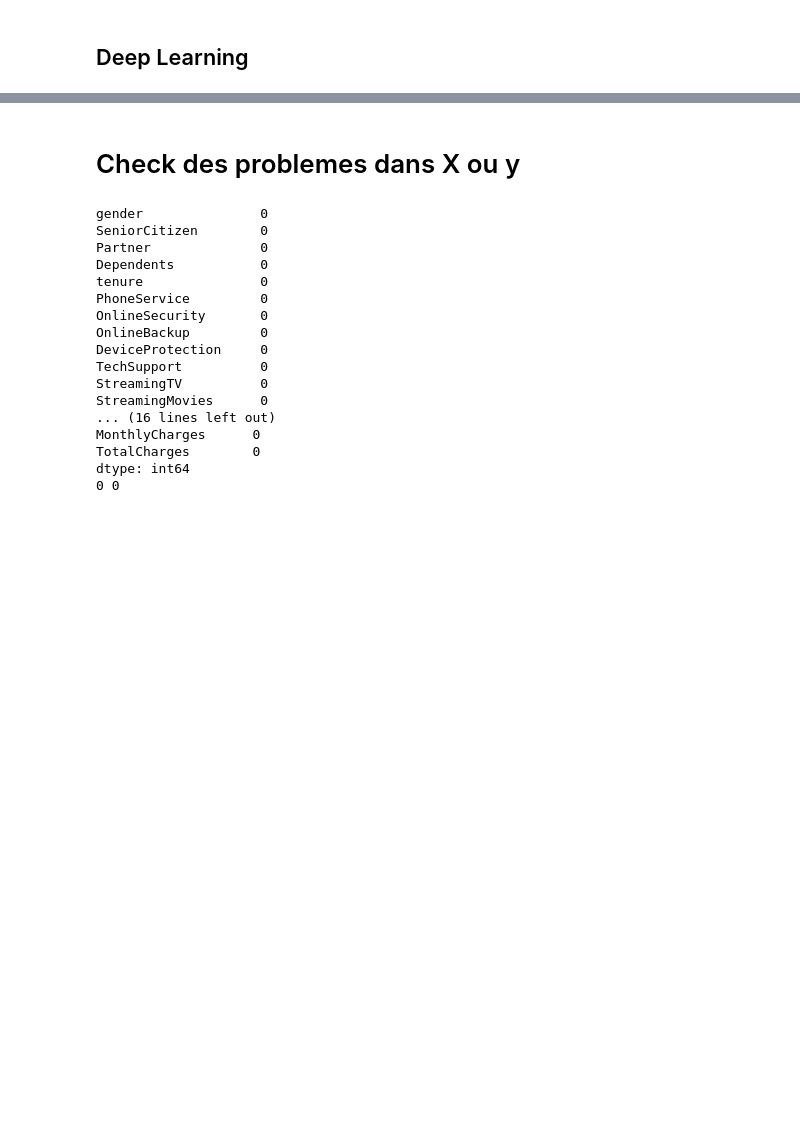
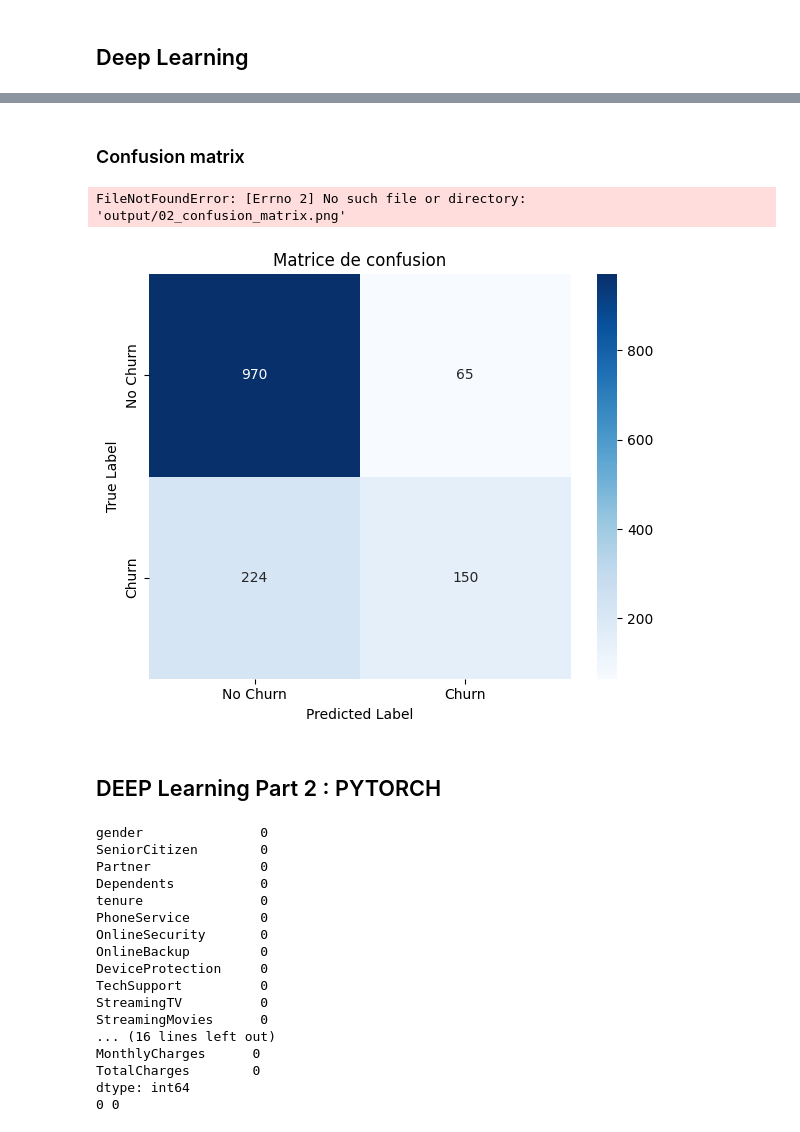
Before and after one commit to A-Delvoye/TelcoNova_DeepL, a Jupyter notebook: notebooks/Vic/jupantoine_notebook.ipynb, the cells around one changed output, grey strips where cells are left out. Cells and saved outputs as stored; diff of their text form; code cells hidden in the pictures; blank space fills up the shorter version.

```diff
--- a/notebooks/Vic/jupantoine_notebook.ipynb
+++ b/notebooks/Vic/jupantoine_notebook.ipynb
@@ -168,8 +170,8 @@ Index(['customerID', 'gender', 'SeniorCitizen', 'Partner', 'Dependents',
 # %% [markdown]
 ### Encodage des colonnes multiples à faible cardinalité
 # %%
-# df = pd.get_dummies(df, columns=['MultipleLines', 'InternetService', 'Contract', 'PaymentMethod' ], drop_first=True)
-df = df.drop(['MultipleLines', 'InternetService', 'Contract', 'PaymentMethod'], axis=1)
+df = pd.get_dummies(df, columns=['MultipleLines', 'InternetService', 'Contract', 'PaymentMethod' ], drop_first=False, dtype=int)
+# df = df.drop(['MultipleLines', 'InternetService', 'Contract', 'PaymentMethod'], axis=1)
 # %%
 # print(df['MultipleLines_No phone service'].value_counts())
 # %%
@@ -266,4 +276,4 @@ from sklearn.model_selection import train_test_split
 # X = df.drop(columns=['Churn'])
 # y = df['Churn']                                # cible
 
-X_train, X_test, y_train, y_test = train_test_split(X, y, test_size=0.2, random_state=42)
+X_train, X_test, y_train, y_test = train_test_split(X, y, test_size=0.2, random_state=42, stratify = y)
@@ -297,3 +337,3 @@ To enable the following instructions: AVX2 FMA, in other operations, rebuild Ten
 # %%
-history = model.fit(X_train, y_train, validation_split=0.2, epochs=30, batch_size=32)
+history = model.fit(X_train, y_train, validation_split=0.2, epochs=50, batch_size=32)
 # %% [output]
@@ -316,0 +368,7 @@ Epoch 30/30
+# %%
+# Rapport de classification
+from sklearn.metrics import classification_report, confusion_matrix
+
+y_pred = (model.predict(X_test) > 0.5).astype(int)
+print("\nClassification Report:\n", classification_report(y_test, y_pred))
+print("Confusion Matrix:\n", confusion_matrix(y_test, y_pred))
@@ -317,3 +391,25 @@ Epoch 30/30
+# %% [markdown]
+### Confusion matrix
+# %%
+# Confusion matrix plot
+import matplotlib.pyplot as plt
+import seaborn as sns
+
+cm = confusion_matrix(y_test, y_pred)
+
+plt.figure(figsize=(6, 5))
+sns.heatmap(cm, annot=True, fmt="d", cmap="Blues", xticklabels=["No Churn", "Churn"], yticklabels=["No Churn", "Churn"])
+plt.xlabel("Predicted Label")
+plt.ylabel("True Label")
+plt.title("Matrice de confusion")
+
+# Sauvegarde dans le dossier output
+plt.tight_layout()
+plt.savefig("output/02_confusion_matrix.png")
+plt.close()
+# %% [output]
+FileNotFoundError: [Errno 2] No such file or directory: 'output/02_confusion_matrix.png'
+[figure, added]
 # %% [markdown]
-# Check des problemes dans X ou y
+##  DEEP Learning Part 2 : PYTORCH
 # %%
```
Also changed, not shown: parts of 17 cells of this notebook, 2 other files.
